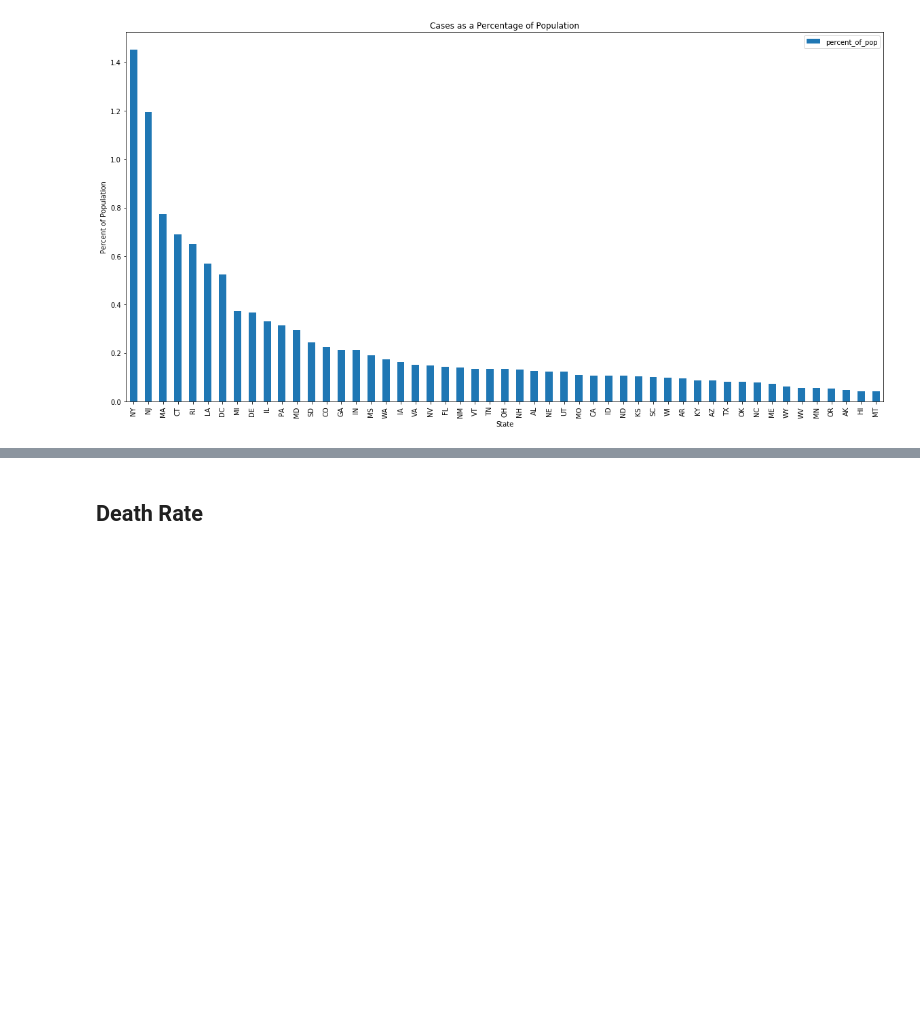
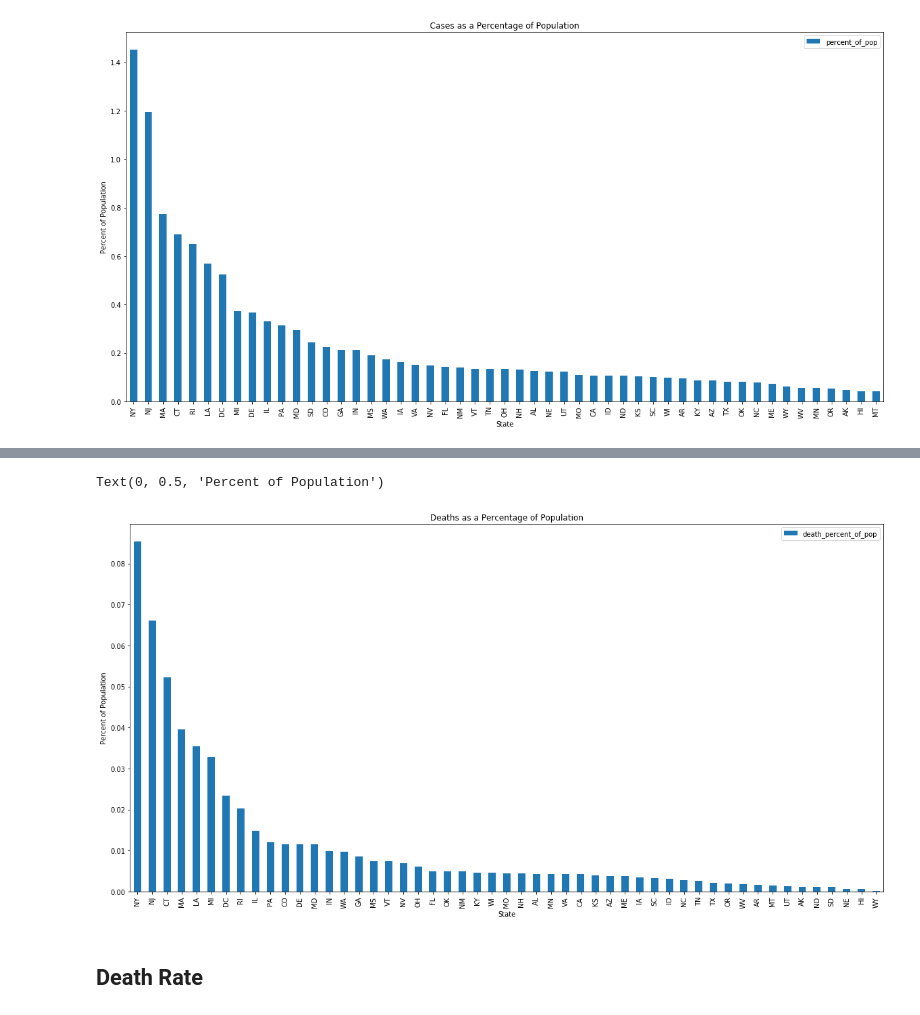
Before and after one commit to CSJohnLee/COVID19_Project, a Jupyter notebook: covid_eda_augsburger-v2.ipynb, the cells around one changed output, grey strips where cells are left out. Saved outputs shown, nothing was run; the diff lists cells and outputs as text; code cells hidden in the pictures; blank space fills up the shorter version.

Commit message:
added deaths per capita

```diff
--- a/covid_eda_augsburger-v2.ipynb
+++ b/covid_eda_augsburger-v2.ipynb
@@ -309,0 +298,3 @@ Text(0, 0.5, 'Percent of Population')
+# %%
+deaths_per_capita = latest_date.groupby("o_State")["deaths", "population"].sum()
+deaths_per_capita.head()
@@ -309,0 +309,9 @@ Text(0, 0.5, 'Percent of Population')
+# %%
+#Create column that is deaths as a percent of population
+deaths_per_capita['death_percent_of_pop'] = (deaths_per_capita['deaths'] / deaths_per_capita['population']) * 100
+#deaths_per_capita.head()
+
+#Sort data
+deaths_per_capita.sort_values(by=['death_percent_of_pop'], ascending = False)
+sorted_df_2 = deaths_per_capita.sort_values(by=['death_percent_of_pop'], ascending = False)
+sorted_df_2
@@ -310,3 +337,10 @@ Text(0, 0.5, 'Percent of Population')
+# %%
+ax = sorted_df_2.plot(kind='bar',figsize = (20,10), y='death_percent_of_pop', use_index=True, title = "Deaths as a Percentage of Population")
+ax.set_xlabel("State")
+ax.set_ylabel("Percent of Population")
+# %% [output]
+Text(0, 0.5, 'Percent of Population')
+[figure, added]
 # %% [markdown]
 ## Death Rate
 # %%
```
Also changed, not shown: parts of 7 cells of this notebook.
